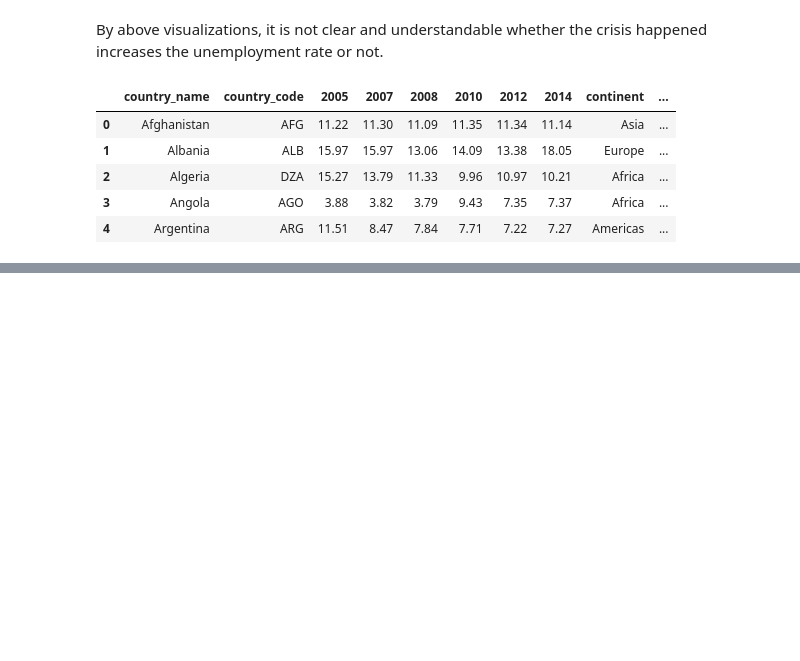
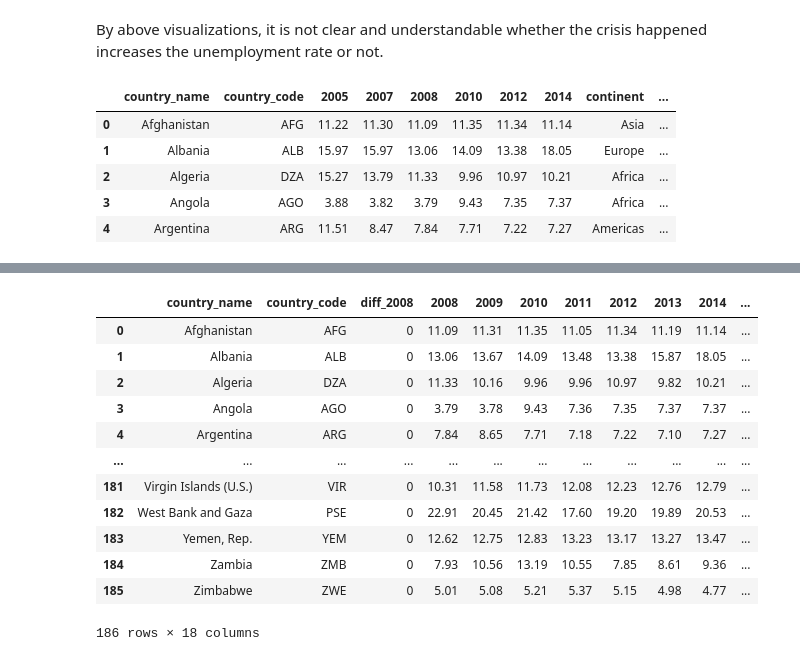
Before and after one commit to akhiltejareddy01/Analyzing_predicting_unemployment_across_world, a Jupyter notebook: Business Case Studies/financial_crisis_2k7_2k8.ipynb, the cells around one changed output, grey strips where cells are left out. Cells and saved outputs as stored; diff of their text form; code cells hidden in the pictures; blank space fills up the shorter version.

```diff
--- a/Business Case Studies/financial_crisis_2k7_2k8.ipynb
+++ b/Business Case Studies/financial_crisis_2k7_2k8.ipynb
@@ -173,0 +184,16 @@ data_recovered_2014 #fetching all countries that are recovered in 2014
+# %%
+data_affected
+# %% [output]
+|  | country_name | country_code | diff_2008 | 2008 | 2009 | 2010 | 2011 | 2012 | 2013 | 2014 | ... |
+| 0 | Afghanistan | AFG | 0 | 11.09 | 11.31 | 11.35 | 11.05 | 11.34 | 11.19 | 11.14 | ... |
+| 1 | Albania | ALB | 0 | 13.06 | 13.67 | 14.09 | 13.48 | 13.38 | 15.87 | 18.05 | ... |
+| 2 | Algeria | DZA | 0 | 11.33 | 10.16 | 9.96 | 9.96 | 10.97 | 9.82 | 10.21 | ... |
+| 3 | Angola | AGO | 0 | 3.79 | 3.78 | 9.43 | 7.36 | 7.35 | 7.37 | 7.37 | ... |
+| 4 | Argentina | ARG | 0 | 7.84 | 8.65 | 7.71 | 7.18 | 7.22 | 7.10 | 7.27 | ... |
+| ... | ... | ... | ... | ... | ... | ... | ... | ... | ... | ... | ... |
+| 181 | Virgin Islands (U.S.) | VIR | 0 | 10.31 | 11.58 | 11.73 | 12.08 | 12.23 | 12.76 | 12.79 | ... |
+| 182 | West Bank and Gaza | PSE | 0 | 22.91 | 20.45 | 21.42 | 17.60 | 19.20 | 19.89 | 20.53 | ... |
+| 183 | Yemen, Rep. | YEM | 0 | 12.62 | 12.75 | 12.83 | 13.23 | 13.17 | 13.27 | 13.47 | ... |
+| 184 | Zambia | ZMB | 0 | 7.93 | 10.56 | 13.19 | 10.55 | 7.85 | 8.61 | 9.36 | ... |
+| 185 | Zimbabwe | ZWE | 0 | 5.01 | 5.08 | 5.21 | 5.37 | 5.15 | 4.98 | 4.77 | ... |
+186 rows × 18 columns
```
Also changed, not shown: parts of 22 cells of this notebook, 1 other file.
